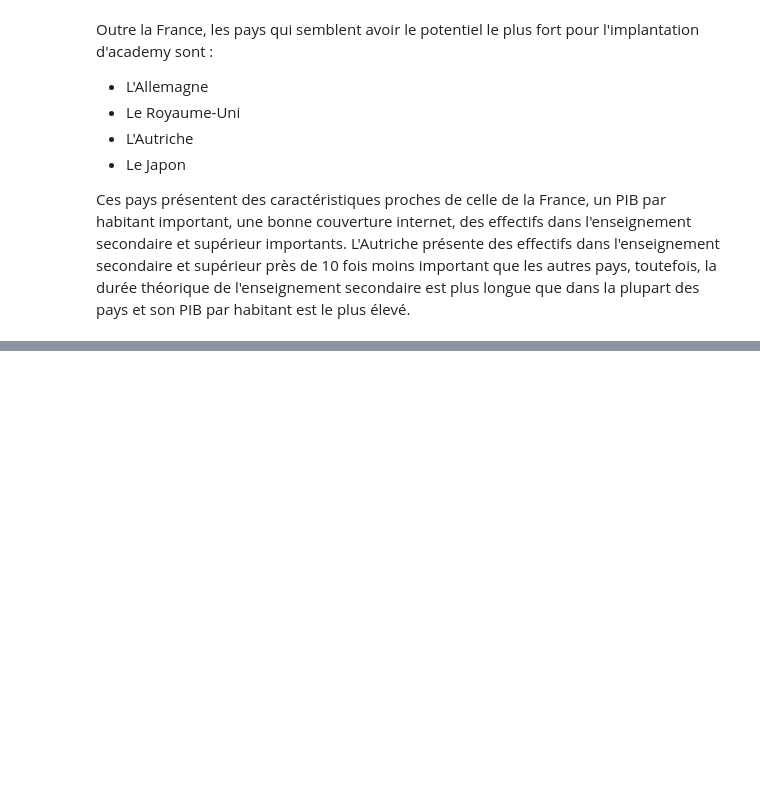
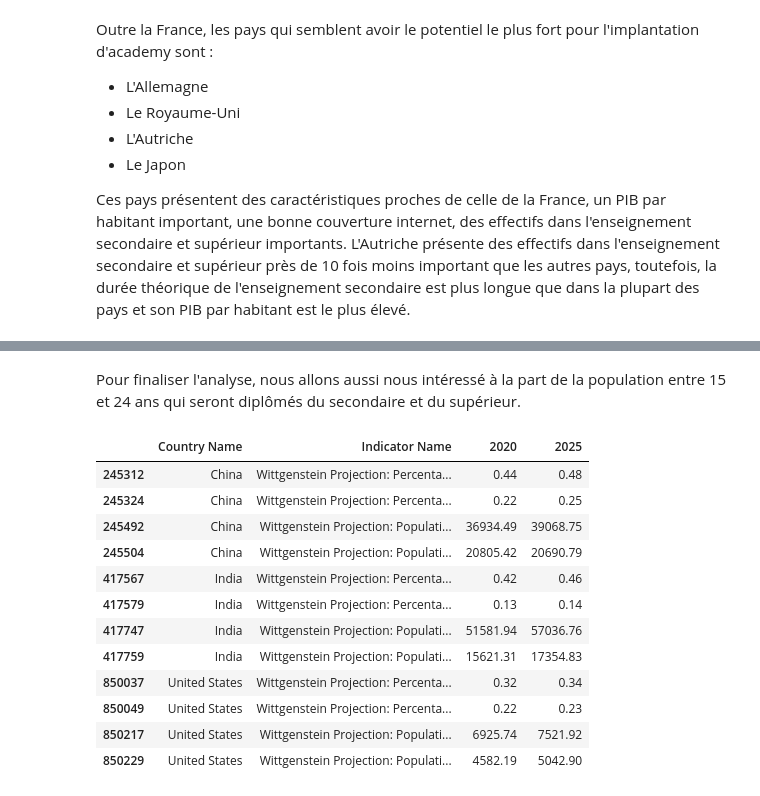
Before and after one commit to R0mNavarr0/Analysez-des-donnees-de-systemes-educatifs, a Jupyter notebook: EDA_academy.ipynb, the cells around one changed output, grey strips where cells are left out. Saved outputs shown, nothing was run; the diff lists cells and outputs as text; code cells hidden in the pictures; blank space fills up the shorter version.

```diff
--- a/EDA_academy.ipynb
+++ b/EDA_academy.ipynb
@@ -1221,0 +1181,30 @@ for country in gdp_df['Country Name'].unique():
+# %% [markdown]
+Pour finaliser l'analyse, nous allons aussi nous intéressé à la part de la population entre 15 et 24 ans qui seront diplômés du secondaire et du supérieur.
+# %%
+Liste_Indicateur_Proj_Educ = ['Projection: Percentage of the population age 15-19 by highest level of educational attainment. Upper Secondary. Total',
+                              'Projection: Population age 15-19 in thousands by highest level of educational attainment. Upper Secondary. Total',
+                              'Projection: Percentage of the population age 20-24 by highest level of educational attainment. Post Secondary. Total',
+                              'Projection: Population age 20-24 in thousands by highest level of educational attainment. Post Secondary. Total'
+                              ]
+# %%
+df_proj_educ = df_data[df_data['Indicator Code'].isin(df_series[df_series['Indicator Name'].isin(Liste_Indicateur_Proj_Educ)]['Series Code'].tolist())]
+
+df_proj_educ = df_proj_educ[df_proj_educ['Country Name'].isin(Liste_Pays_Group2)]
+
+df_proj_educ = df_proj_educ[['Country Name','Indicator Name','2020','2025']]
+# %%
+df_proj_educ
+# %% [output]
+|  | Country Name | Indicator Name | 2020 | 2025 |
+| 245312 | China | Wittgenstein Projection: Percenta... | 0.44 | 0.48 |
+| 245324 | China | Wittgenstein Projection: Percenta... | 0.22 | 0.25 |
+| 245492 | China | Wittgenstein Projection: Populati... | 36934.49 | 39068.75 |
+| 245504 | China | Wittgenstein Projection: Populati... | 20805.42 | 20690.79 |
+| 417567 | India | Wittgenstein Projection: Percenta... | 0.42 | 0.46 |
+| 417579 | India | Wittgenstein Projection: Percenta... | 0.13 | 0.14 |
+| 417747 | India | Wittgenstein Projection: Populati... | 51581.94 | 57036.76 |
+| 417759 | India | Wittgenstein Projection: Populati... | 15621.31 | 17354.83 |
+| 850037 | United States | Wittgenstein Projection: Percenta... | 0.32 | 0.34 |
+| 850049 | United States | Wittgenstein Projection: Percenta... | 0.22 | 0.23 |
+| 850217 | United States | Wittgenstein Projection: Populati... | 6925.74 | 7521.92 |
+| 850229 | United States | Wittgenstein Projection: Populati... | 4582.19 | 5042.90 |
```
Also changed, not shown: parts of 21 cells of this notebook.
